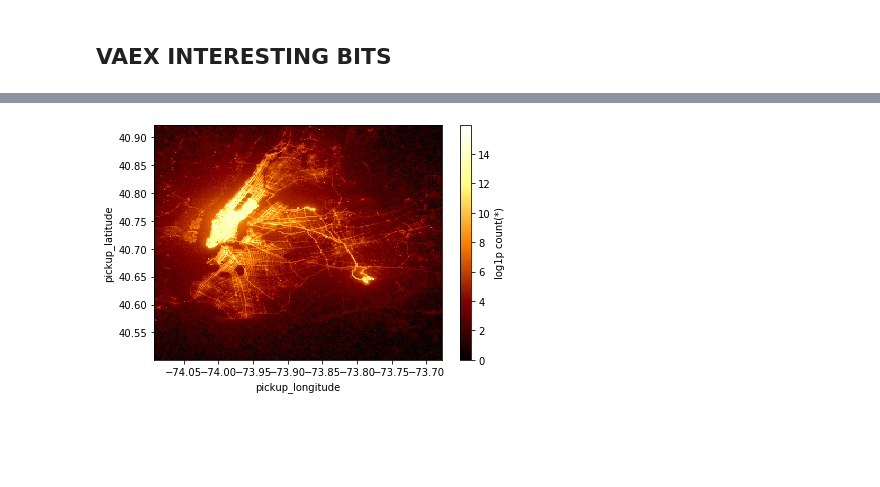
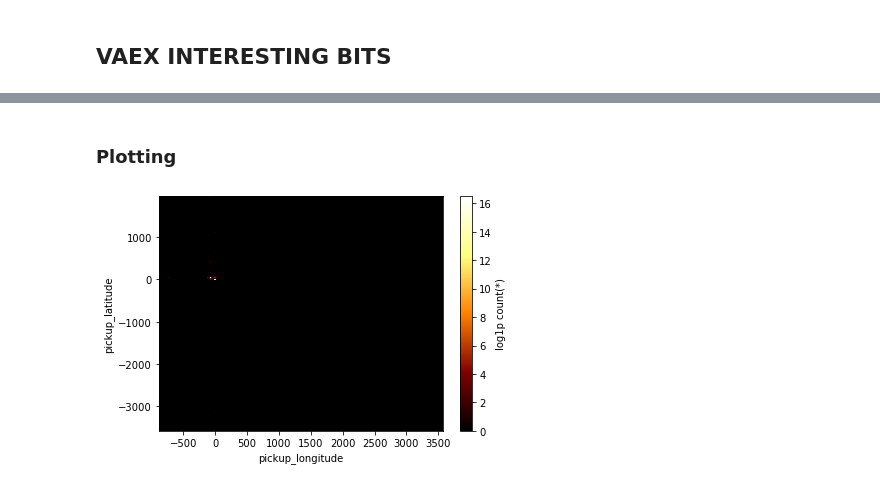
Before and after one commit to boboburo/push-over-pandas_pycon-ireland-19, a Jupyter notebook: 5_vaex_test.ipynb, the cells around one changed output, grey strips where cells are left out. Drawn from its saved outputs; the diff is of its cells as text; code cells hidden in the pictures; blank space fills up the shorter version.

```diff
--- a/5_vaex_test.ipynb
+++ b/5_vaex_test.ipynb
@@ -84,0 +41,4 @@ nyc_taxi_fare.groupby(['passenger_count'])['fare_amount'].agg(count = len,
+# %%
+### hdf5
+yellow_taxi_file = os.path.join(data_path, cfg['data']['nyc_yellow_trip_hdf5'])
+yellow_taxi = vaex.open(yellow_taxi_file)
@@ -84,0 +94,2 @@ nyc_taxi_fare.groupby(['passenger_count'])['fare_amount'].agg(count = len,
+# %%
+yellow_taxi['tip_percentage'] = yellow_taxi.tip_amount / yellow_taxi.total_amount
@@ -84,0 +136,3 @@ nyc_taxi_fare.groupby(['passenger_count'])['fare_amount'].agg(count = len,
+# %%
+yellow_taxi['pu_day_of_week'] = yellow_taxi.pickup_datetime.dt.day_name
+yellow_taxi['pu_hour'] = yellow_taxi.pickup_datetime.dt.hour
@@ -134,6 +165,10 @@ Wall time: 7.87 µs
+# %% [markdown]
+### Plotting
 # %%
-%time
-df = vaex.open(cfg['brian_laptop']['data_path']['nyc_taxi_all_hdfs'])
-df.plot(df.col.pickup_longitude, df.col.pickup_latitude, f="log1p", show=True, limits="96%");
+yellow_taxi.plot(yellow_taxi.pickup_longitude,
+                 yellow_taxi.pickup_latitude,
+                 f="log1p",
+                 show=True,
+                 limits="minmax");
 # %% [output]
-[figure, old version]
+[figure, new version]
```
Also changed, not shown: parts of 44 cells of this notebook, 27 other files.
